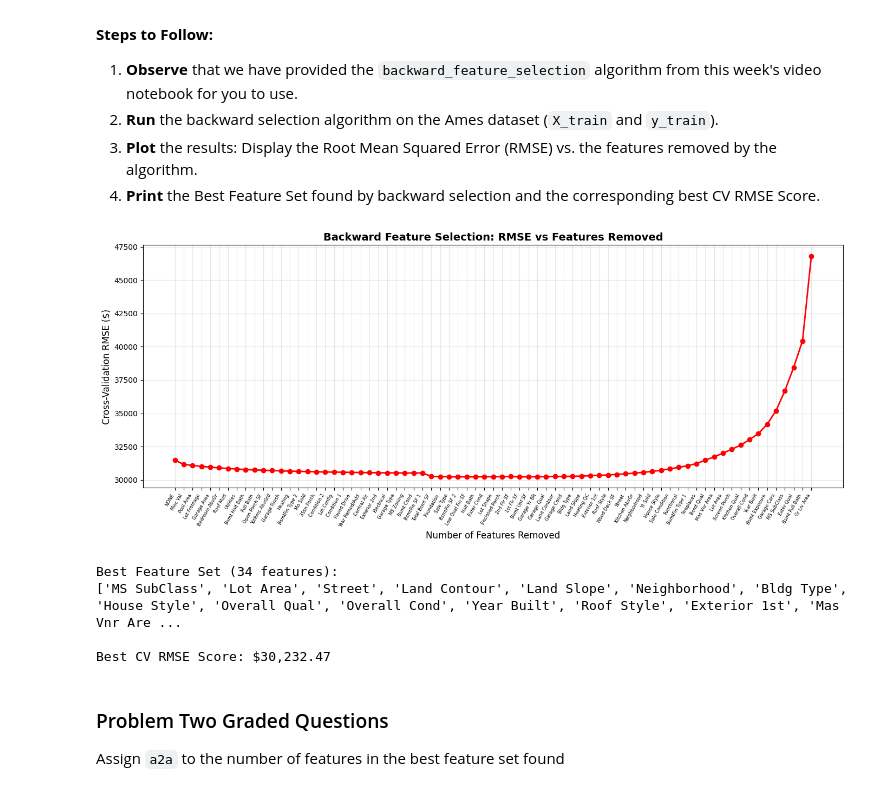
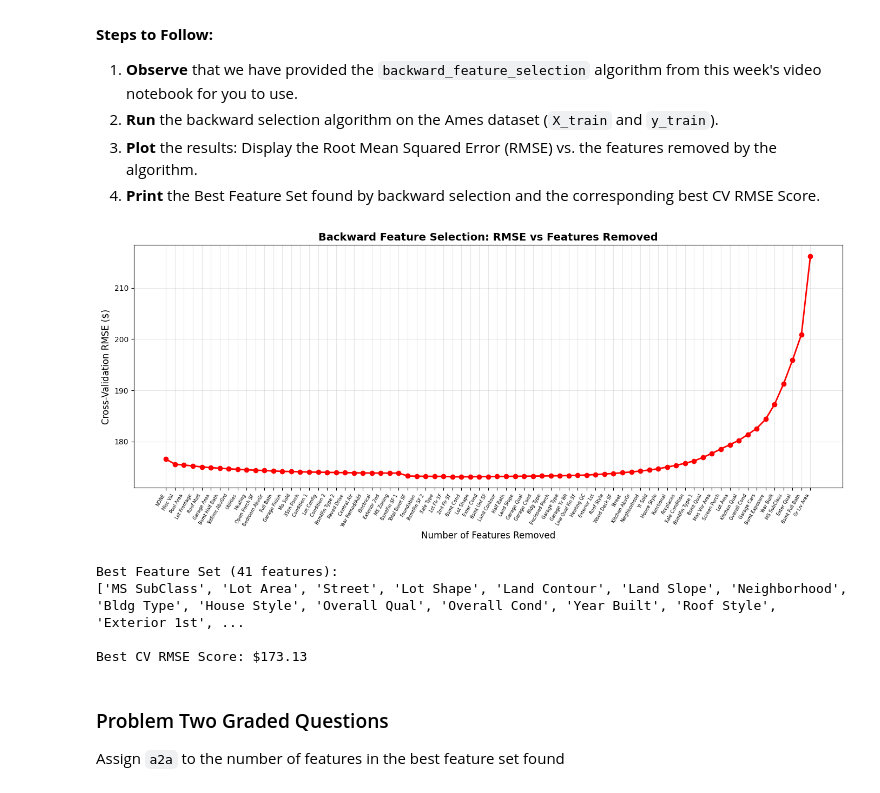
Before and after one commit to rajraman7/Module-3-Assignments, a Jupyter notebook: Homework_05.ipynb, the cells around one changed output. Saved outputs shown, nothing was run; the diff lists cells and outputs as text; code cells hidden in the pictures.

```diff
--- a/Homework_05.ipynb
+++ b/Homework_05.ipynb
@@ -345,39 +345,39 @@ def backward_feature_selection(X, y, model,
 
 # Run Backward Feature Selection
 model = LinearRegression()
 
 selected_features_backward, cv_scores_backward, best_feature_set_backward, best_cv_score_backward = backward_feature_selection(
     X_train, y_train, model,
-    scoring='neg_mean_squared_error',
+    scoring='neg_root_mean_squared_error',
     cv=5,
     verbose=False
 )
 
 # Convert MSE to RMSE
 cv_rmse_scores_backward = [np.sqrt(score) for score in cv_scores_backward]
 best_cv_rmse_backward = np.sqrt(best_cv_score_backward)
 
 # Plot RMSE vs Features Removed
 plt.figure(figsize=(14, 6))
 plt.plot(range(len(cv_rmse_scores_backward)), cv_rmse_scores_backward, marker='o', linestyle='-', color='r', linewidth=2)
 plt.xlabel('Number of Features Removed', fontsize=12)
 plt.ylabel('Cross-Validation RMSE ($)', fontsize=12)
 plt.title('Backward Feature Selection: RMSE vs Features Removed', fontsize=14, fontweight='bold')
 plt.grid(True, alpha=0.3)
 plt.xticks(range(len(selected_features_backward)), selected_features_backward, rotation=60, ha='right', fontsize=6)
 plt.tight_layout()
 plt.show()
 
 # Print Best Feature Set and Best CV RMSE Score
 print(f"\nBest Feature Set ({len(best_feature_set_backward)} features):")
 print(best_feature_set_backward)
 print(f"\nBest CV RMSE Score: ${best_cv_rmse_backward:,.2f}")
 # %% [output]
-[figure, old version]
+[figure, new version]
-Best Feature Set (34 features):
-['MS SubClass', 'Lot Area', 'Street', 'Land Contour', 'Land Slope', 'Neighborhood', 'Bldg Type', 'House Style', 'Overall Qual', 'Overall Cond', 'Year Built', 'Roof Style', 'Exterior 1st', 'Mas Vnr Are ...
+Best Feature Set (41 features):
+['MS SubClass', 'Lot Area', 'Street', 'Lot Shape', 'Land Contour', 'Land Slope', 'Neighborhood', 'Bldg Type', 'House Style', 'Overall Qual', 'Overall Cond', 'Year Built', 'Roof Style', 'Exterior 1st', ...
 
-Best CV RMSE Score: $30,232.47
+Best CV RMSE Score: $173.13
 # %% [markdown]
 ### Problem Two Graded Questions
 
```
Also changed, not shown: parts of 8 cells of this notebook, 4 other files.
